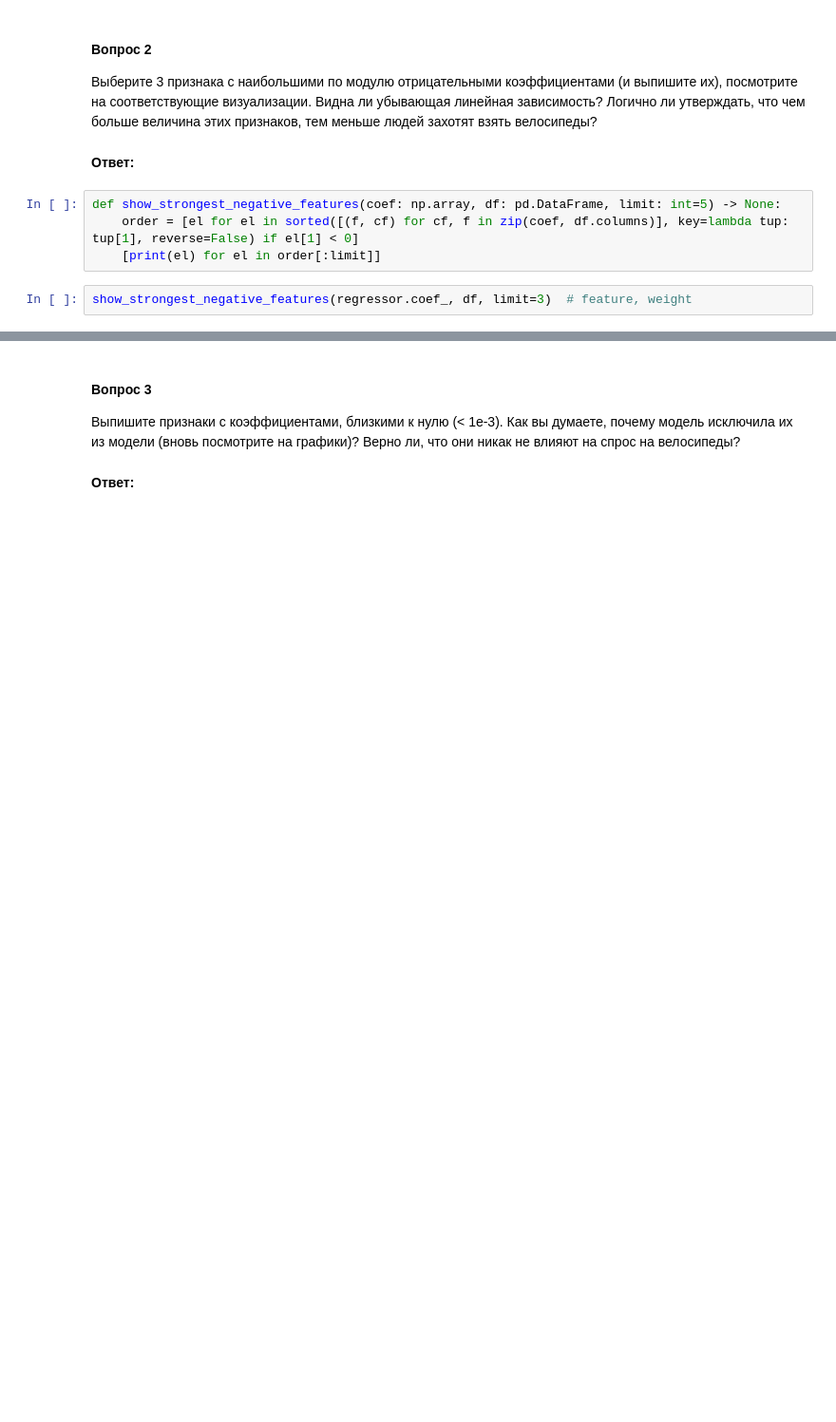
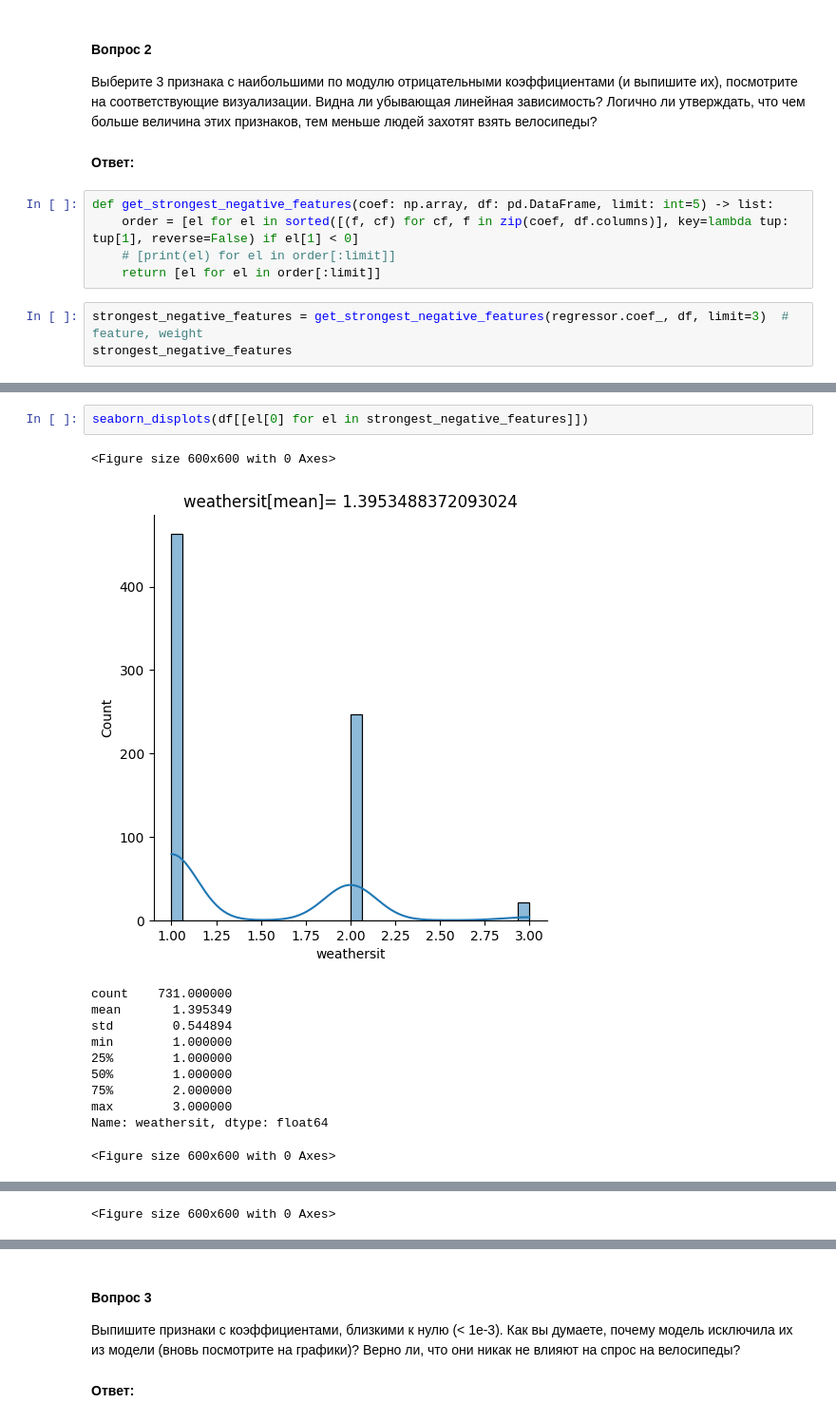
Before and after one commit to DenysTantsiura/datas, a Jupyter notebook: Hw_4/Hw4.1=OverfittingHomeWork.ipynb, the cells around one changed output, grey strips where cells are left out. Shown at 95% size. Drawn from its saved outputs; the diff is of its cells as text; blank space fills up the shorter version.

```diff
--- a/Hw_4/Hw4.1=OverfittingHomeWork.ipynb
+++ b/Hw_4/Hw4.1=OverfittingHomeWork.ipynb
@@ -737,9 +738,11 @@ show_strongest_positive_features(regressor.coef_, df, limit=4)  # feature, weigh
 # %% [markdown]
 __Ответ:__
 # %%
-def show_strongest_negative_features(coef: np.array, df: pd.DataFrame, limit: int=5) -> None:
+def get_strongest_negative_features(coef: np.array, df: pd.DataFrame, limit: int=5) -> list:
     order = [el for el in sorted([(f, cf) for cf, f in zip(coef, df.columns)], key=lambda tup: tup[1], reverse=False) if el[1] < 0]
-    [print(el) for el in order[:limit]]
+    # [print(el) for el in order[:limit]]
+    return [el for el in order[:limit]]
 # %%
-show_strongest_negative_features(regressor.coef_, df, limit=3)  # feature, weight
+strongest_negative_features = get_strongest_negative_features(regressor.coef_, df, limit=3)  # feature, weight
+strongest_negative_features
 # %% [output]
@@ -748,0 +758,15 @@ show_strongest_negative_features(regressor.coef_, df, limit=3)  # feature, weigh
+# %%
+seaborn_displots(df[[el[0] for el in strongest_negative_features]])
+# %% [output]
+<Figure size 600x600 with 0 Axes>
+[figure, added]
+count    731.000000
+mean       1.395349
+std        0.544894
+min        1.000000
+25%        1.000000
+50%        1.000000
+75%        2.000000
+max        3.000000
+Name: weathersit, dtype: float64
+<Figure size 600x600 with 0 Axes>
@@ -748,0 +783 @@ show_strongest_negative_features(regressor.coef_, df, limit=3)  # feature, weigh
+<Figure size 600x600 with 0 Axes>
```
Also changed, not shown: parts of 12 cells of this notebook.
